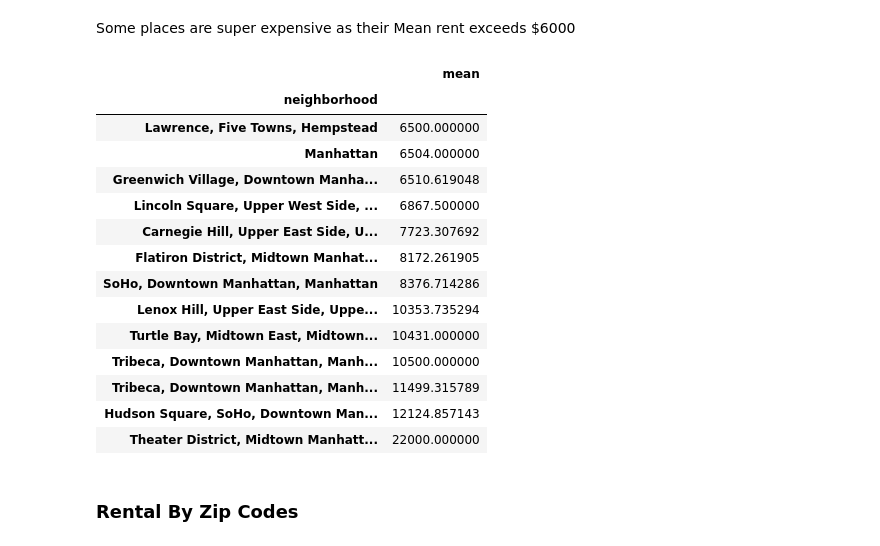
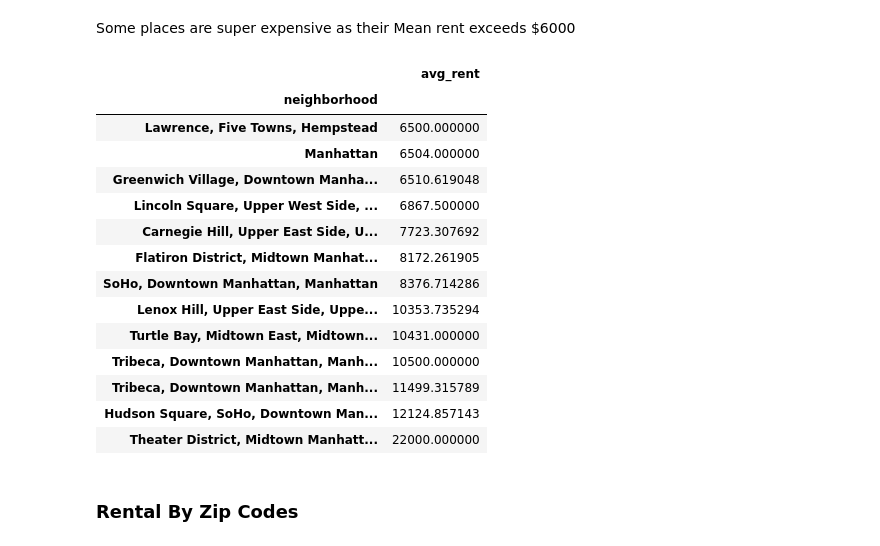
Before and after one commit to DoctorDatah/Apartments-Listings-NYC-Analysis-and-Modeling, a Jupyter notebook: notebooks/3-Exploratory-Data-Analysis.ipynb, the cells around one changed output. Saved outputs shown, nothing was run; the diff lists cells and outputs as text; code cells hidden in the pictures.

```diff
--- a/notebooks/3-Exploratory-Data-Analysis.ipynb
+++ b/notebooks/3-Exploratory-Data-Analysis.ipynb
@@ -106,6 +107,6 @@ Yorkville, Upper East Side, Upper Manhattan, Manhattan have most number of listi
 # %% [markdown]
 ### Mean rent at the neighborhoods:
 # %%
-mean_rents_nhood = listings.groupby('neighborhood')['rent'].mean().to_frame('mean').sort_values(by='mean')
+mean_rents_nhood = listings.groupby('neighborhood')['rent'].mean().to_frame('avg_rent').sort_values(by='avg_rent')
 mean_rents_nhood
 # %% [output]
@@ -136,9 +137,9 @@ plt.savefig(r'images\boxenplot_nhood_avg.png')
 # %% [markdown]
 Some places are super expensive as their Mean rent exceeds $6000
 # %%
-mean_rents_nhood[mean_rents_nhood['mean'] > 6000]
+mean_rents_nhood[mean_rents_nhood['avg_rent'] > 6000]
 # %% [output]
-|  | mean |
+|  | avg_rent |
 | neighborhood |  |
 | Lawrence, Five Towns, Hempstead | 6500.000000 |
 | Manhattan | 6504.000000 |
```
Also changed, not shown: parts of 29 cells of this notebook, 2 other files.
